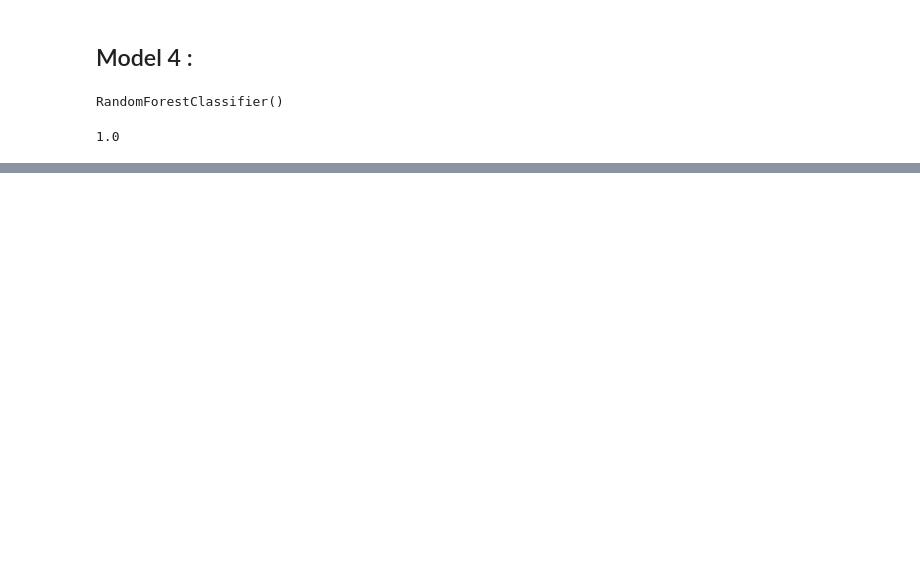
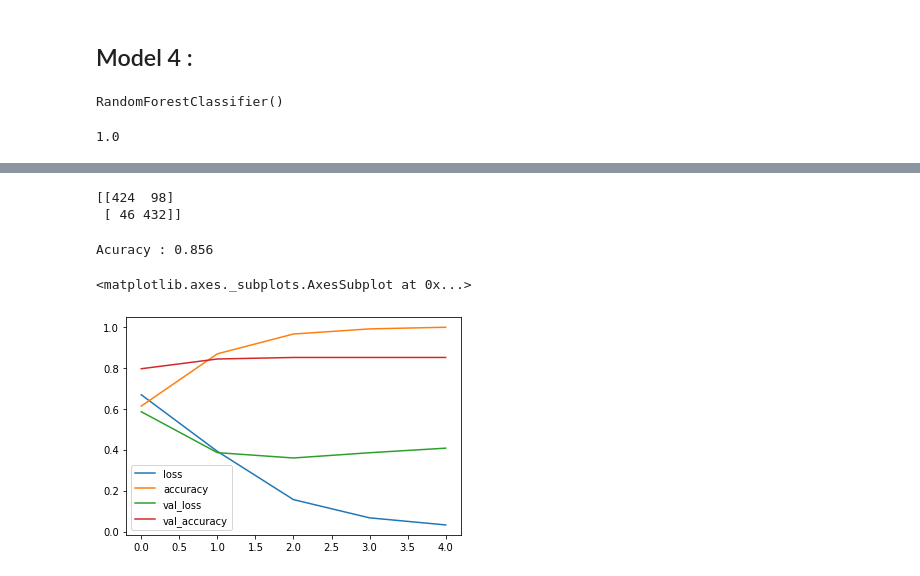
Before and after one commit to MahmutAtia/Kaggle-Projects, a Jupyter notebook: Sentiment analysis Fellowship AI.ipynb, the cells around one changed output, grey strips where cells are left out. Cells and saved outputs as stored; diff of their text form; code cells hidden in the pictures; blank space fills up the shorter version.

```diff
--- a/Sentiment analysis Fellowship AI.ipynb
+++ b/Sentiment analysis Fellowship AI.ipynb
@@ -421,0 +748,9 @@ rf.
+# %%
+input = layers.Input((1,), dtype= tf.string)
+text_vectors = text_vectorizer(input)
+embedings = embed(text_vectors)
+x = layers.Conv1D(filters = 64, kernel_size = 5 , padding = "same", activation= "relu") (embedings)
+x = layers.GlobalAveragePooling1D() (x)
+output = layers.Dense(1, activation="sigmoid") (x)
+
+dl_model1 = tf.keras.models.Model(input, output)
@@ -421,0 +777,14 @@ rf.
+# %%
+dl_model1.compile(
+    loss = "binary_crossentropy",
+    optimizer= "adam",
+    metrics = "accuracy"
+)
+# %%
+def checkpoint(model_name):
+  return tf.keras.callbacks.ModelCheckpoint(("Experiments"+"/"+ model_name),save_best_only=True )
+# %%
+history1 = dl_model1.fit(train,
+                     epochs = 5,
+                    validation_data = valid,
+                     callbacks = [checkpoint("conv1d")])
@@ -421,0 +816,14 @@ rf.
+# %%
+print(confusion_matrix(y_test, np.round(preds)))
+# %% [output]
+[[424  98]
+ [ 46 432]]
+# %%
+print( f"Acuracy : {(432+424) / len(y_test)}" )
+# %% [output]
+Acuracy : 0.856
+# %%
+pd.DataFrame(history1.history).plot()
+# %% [output]
+<matplotlib.axes._subplots.AxesSubplot at 0x...>
+[figure, added]
```
Also changed, not shown: parts of 100 cells of this notebook, 1 other file.
